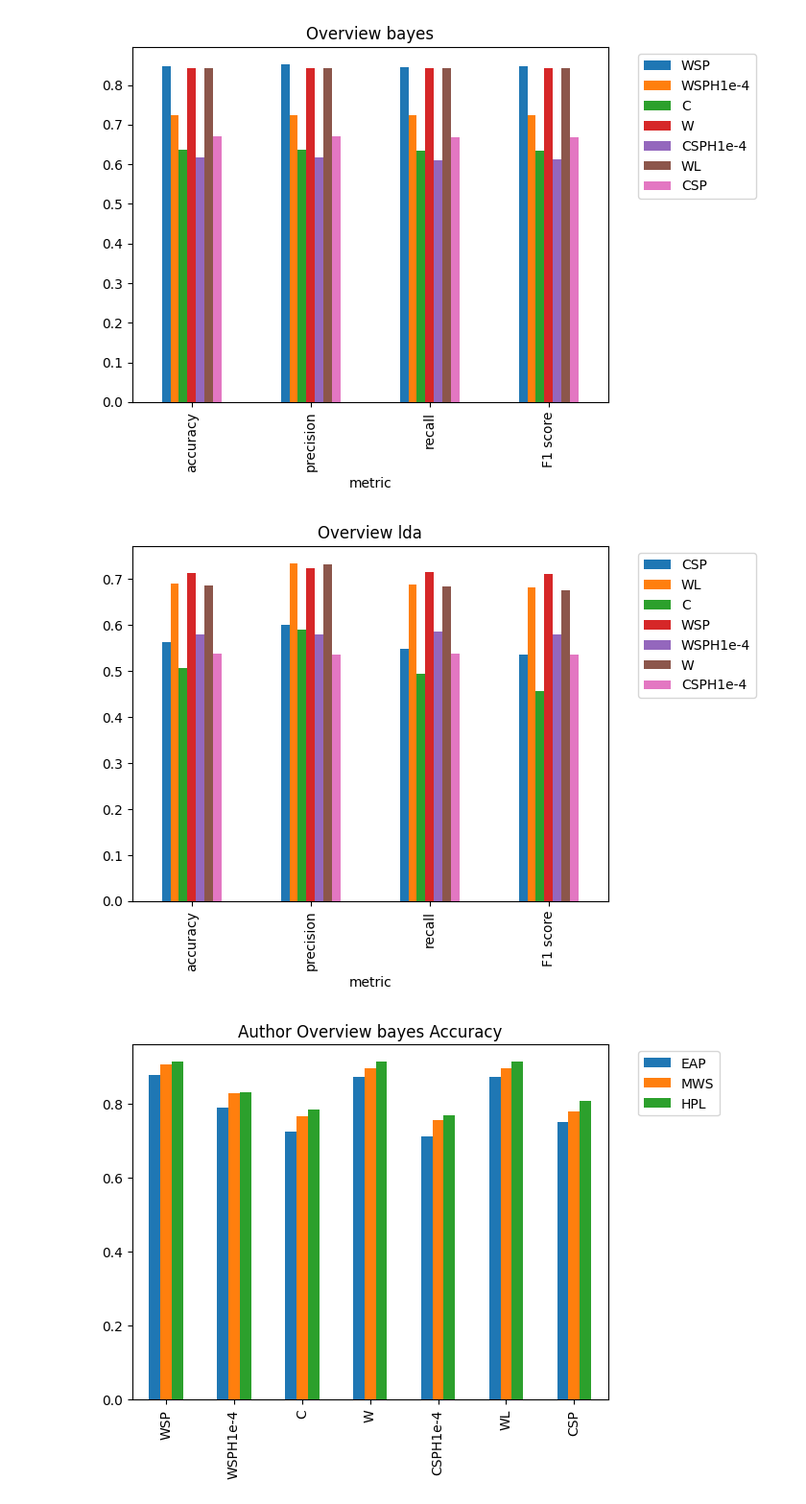
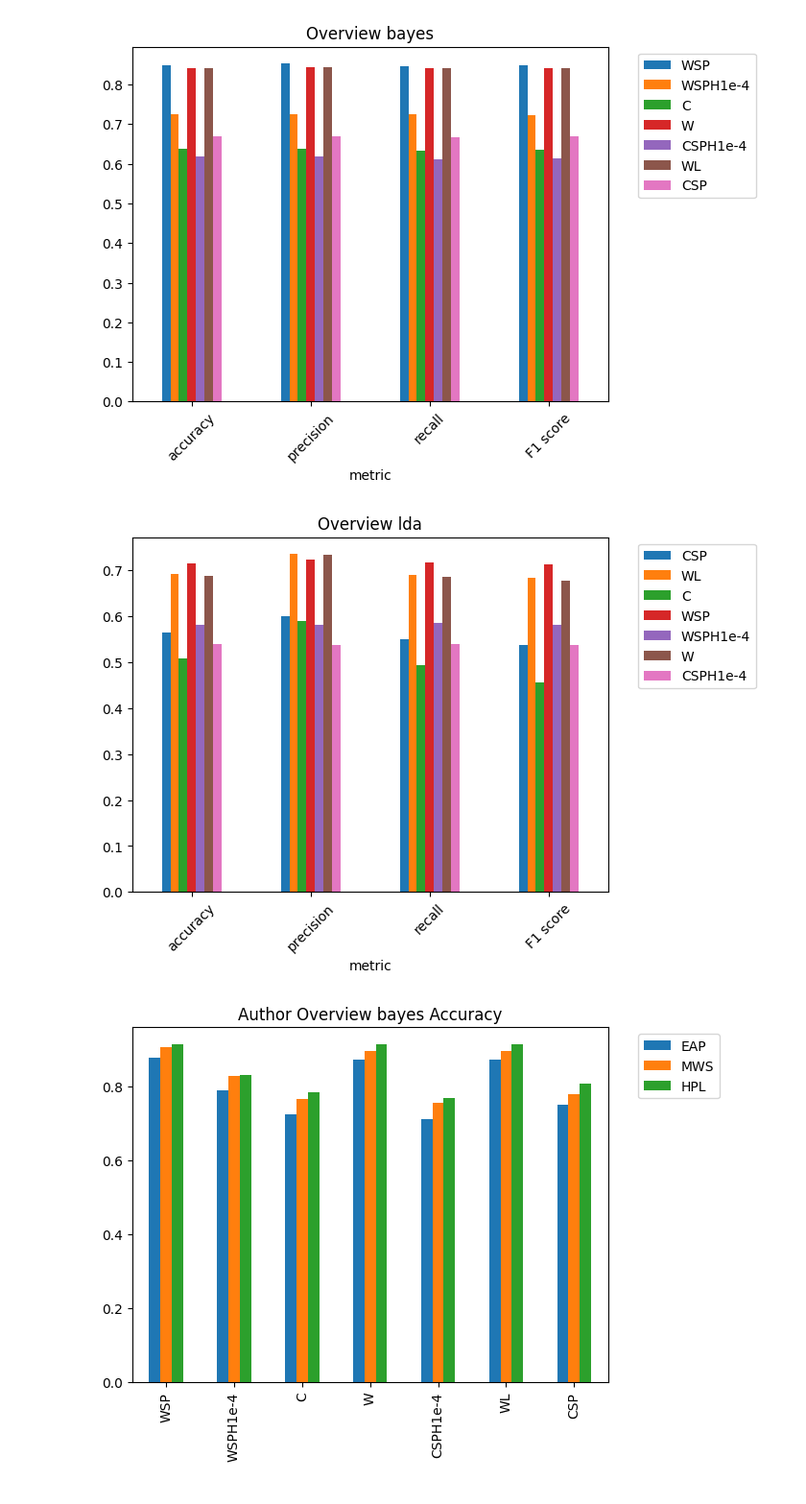
Before and after one commit to kobutri/pg_knowledge_discovery_ml, a Jupyter notebook: viz.ipynb, the cells around one changed output. Shown at 96% size. Saved outputs shown, nothing was run; the diff lists cells and outputs as text; code cells hidden in the pictures.

```diff
--- a/viz.ipynb
+++ b/viz.ipynb
@@ -60,14 +60,14 @@ total_table
 # %%
 for method in ["bayes", "lda"]:
     method_df = df.loc[:, df.columns.str.contains(f"^(?:(?=.*\\b(?:author|{method}|author_short)\\b)(?:(?![56]).)*)$")]
     method_df = method_df.rename(columns=lambda x: re.sub(r".*\s(\S+)$", r"\1", x))
     score_df = method_df.iloc[: , 2:].apply(lambda x: [accuracy_score(x, method_df["author_short"]), precision_score(method_df["author_short"], x, average="macro"), recall_score(method_df["author_short"], x, average="macro"), f1_score(method_df["author_short"], x, average="macro")])
     score_df["metric"] = ["accuracy", "precision", "recall", "F1 score"]
-    score_df.plot.bar("metric", title=f"Overview {method}")
+    score_df.plot.bar("metric", title=f"Overview {method}", rot=45)
     plt.legend(bbox_to_anchor=(1.05, 1.0), loc='upper left')
 # %% [output]
-[figure, old version]
+[figure, new version]
-[figure, old version]
+[figure, new version]
 # %%
 for method in ["bayes", "lda"]:
     for (name, func) in metrics:
```
